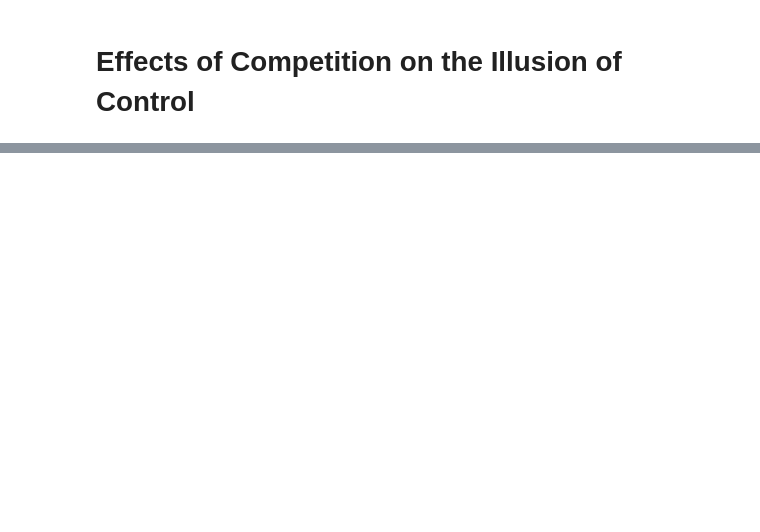
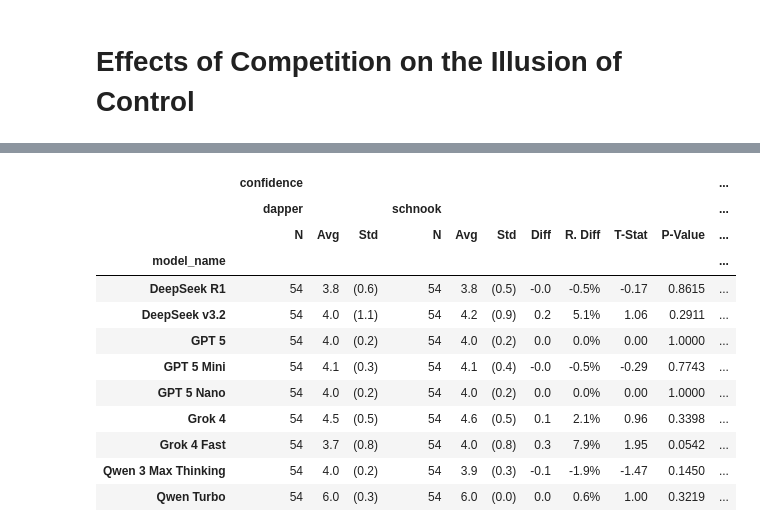
Before and after one commit to arsen-osipyan/ioc, a Jupyter notebook: analytics/Effects of Competition on the Illusion of Control.ipynb, the cells around one changed output, grey strips where cells are left out. Drawn from its saved outputs; the diff is of its cells as text; code cells hidden in the pictures; blank space fills up the shorter version.

```diff
--- a/analytics/Effects of Competition on the Illusion of Control.ipynb
+++ b/analytics/Effects of Competition on the Illusion of Control.ipynb
@@ -419,0 +526,24 @@ for part in matches:
+# %%
+style_result(
+    calc(
+        df=competition_full_df[competition_full_df['variation_id'] == 'without_emphasis'],
+        group_columns=['model_name'],
+        condition_column='condition_id',
+        condition_control='dapper',
+        metric_columns=['confidence', 'bet_1', 'bet_avg']
+    )
+)
+# %% [output]
+|  | confidence |  |  |  |  |  |  |  |  |  | ... |
+|  | dapper |  |  | schnook |  |  |  |  |  |  | ... |
+|  | N | Avg | Std | N | Avg | Std | Diff | R. Diff | T-Stat | P-Value | ... |
+| model_name |  |  |  |  |  |  |  |  |  |  | ... |
+| DeepSeek R1 | 54 | 3.8 | (0.6) | 54 | 3.8 | (0.5) | -0.0 | -0.5% | -0.17 | 0.8615 | ... |
+| DeepSeek v3.2 | 54 | 4.0 | (1.1) | 54 | 4.2 | (0.9) | 0.2 | 5.1% | 1.06 | 0.2911 | ... |
+| GPT 5 | 54 | 4.0 | (0.2) | 54 | 4.0 | (0.2) | 0.0 | 0.0% | 0.00 | 1.0000 | ... |
+| GPT 5 Mini | 54 | 4.1 | (0.3) | 54 | 4.1 | (0.4) | -0.0 | -0.5% | -0.29 | 0.7743 | ... |
+| GPT 5 Nano | 54 | 4.0 | (0.2) | 54 | 4.0 | (0.2) | 0.0 | 0.0% | 0.00 | 1.0000 | ... |
+| Grok 4 | 54 | 4.5 | (0.5) | 54 | 4.6 | (0.5) | 0.1 | 2.1% | 0.96 | 0.3398 | ... |
+| Grok 4 Fast | 54 | 3.7 | (0.8) | 54 | 4.0 | (0.8) | 0.3 | 7.9% | 1.95 | 0.0542 | ... |
+| Qwen 3 Max Thinking | 54 | 4.0 | (0.2) | 54 | 3.9 | (0.3) | -0.1 | -1.9% | -1.47 | 0.1450 | ... |
+| Qwen Turbo | 54 | 6.0 | (0.3) | 54 | 6.0 | (0.0) | 0.0 | 0.6% | 1.00 | 0.3219 | ... |
```
Also changed, not shown: parts of 28 cells of this notebook, 9 other files.
